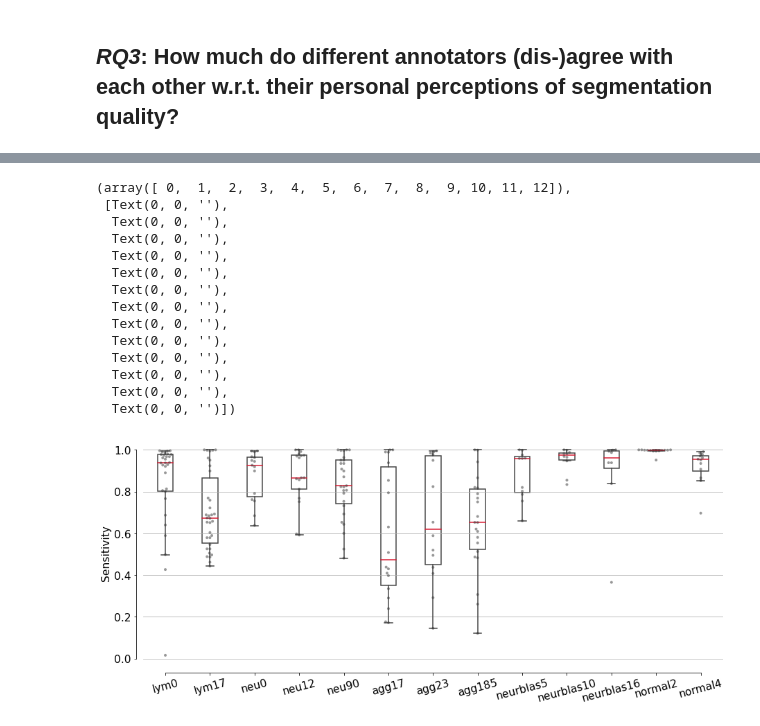
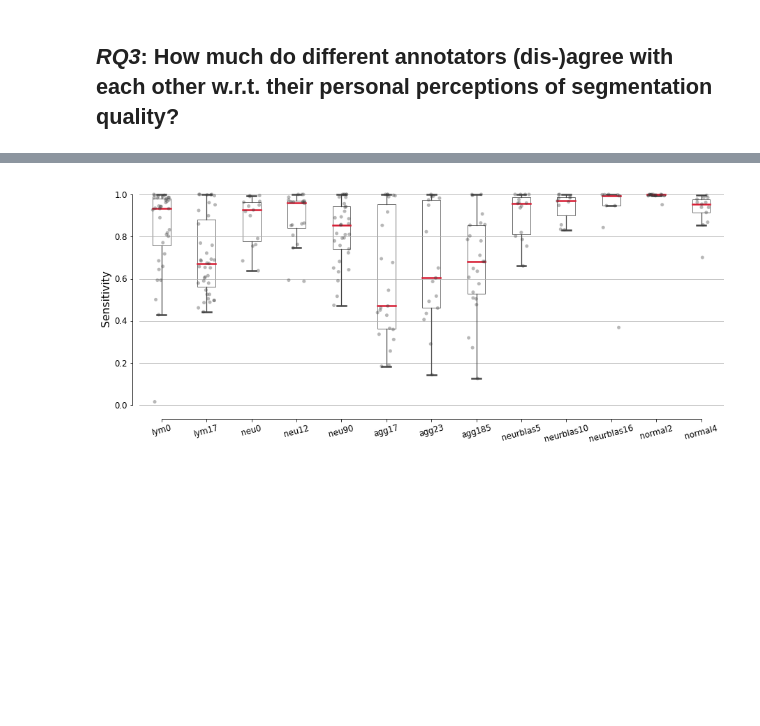
Before and after one commit to soupwaylee/masters-thesis-grabcut-cp-evaluation, a Jupyter notebook: disagreement_eval.ipynb, the cells around one changed output, grey strips where cells are left out. Cells and saved outputs as stored; diff of their text form; code cells hidden in the pictures; blank space fills up the shorter version.

```diff
--- a/disagreement_eval.ipynb
+++ b/disagreement_eval.ipynb
@@ -90,11 +106,11 @@ def get_staple_outputs(computed_masks, annotator_masks, annotator_masks_uuids, i
     sitk_images = [sitk.GetImageFromArray(mask) for mask in all_masks]
 
     staple_filter = sitk.STAPLEImageFilter()
-    result = staple_filter.Execute(sitk_images)
+    seg_estimate = staple_filter.Execute(sitk_images)
 
     print(f"[*] STAPLE for {img_id}: {staple_filter.GetElapsedIterations()} iterations.")
 
-    seg_estimate = sitk.GetArrayViewFromImage(result)
+    # seg_estimate = sitk.GetArrayViewFromImage(result)
     sensitivities = staple_filter.GetSensitivity()
     specificities = staple_filter.GetSpecificity()
 
@@ -145,7 +161,7 @@ for img_id in img_id_ordered:
 # %%
-img_id = 'agg17'
+img_id = 'normal4'
 
-fig, axs = plt.subplots(1, 4, figsize=(15,10), constrained_layout=True)
+fig, axs = plt.subplots(1, 3, figsize=(15,10), constrained_layout=True)
 
 axs[0].set_title(f'Box')
 axs[0].imshow(masks[img_id]['computed_masks'][0])
@@ -156,12 +172,12 @@ axs[1].imshow(masks[img_id]['computed_masks'][1])
 axs[1].axis('off')
 
 axs[2].set_title(f'STAPLE Estimate')
-axs[2].imshow(staple_eval_data[img_id]['staple_estimate'])
+axs[2].imshow(sitk.GetArrayFromImage(staple_eval_data[img_id]['staple_estimate']))
 axs[2].axis('off')
 
-axs[3].set_title(f'Ground Truth')
-axs[3].imshow(gt[img_id])
-axs[3].axis('off')
+# axs[3].set_title(f'Ground Truth')
+# axs[3].imshow(gt[img_id])
+# axs[3].axis('off')
 
 plt.show()
 # %% [output]
@@ -183,46 +198,42 @@ for img_id in img_id_ordered:
 annotator_performance_df = pd.DataFrame(annotator_performance_data, columns=['image_id', 'sensitivity', 'specificity', 'uuid'])
 imgs = pd.api.types.CategoricalDtype(ordered=True, categories=img_id_ordered)
 annotator_performance_df['image_id'] = annotator_performance_df['image_id'].astype(imgs)
+# %%
+conn = sqlite3.connect('grabcutstudy.db')
+images_df = pd.read_sql_query('''select * from images''', conn)
+conn.close()
+# %%
+annotator_performance_df = pd.merge(annotator_performance_df, images_df, how='inner', on='image_id')
+
+difficulty_levels = ['Easy', 'Medium', 'Noisy', 'Difficult']
+difficulty = pd.api.types.CategoricalDtype(ordered=True, categories=difficulty_levels)
+annotator_performance_df['difficulty'] = annotator_performance_df['difficulty'].astype(difficulty)
 # %%
 # sns.set_style("ticks")
 sns.set_style({
     'xtick.top': False,
     'ytick.right': False,
 })
 
 f, ax = plt.subplots(figsize=(15, 6))
 
 PROPS = {
     'boxprops':{'facecolor':'none'},
-    'medianprops':{'color':'#d71c33'},
-    # 'whiskerprops':{'color':'blue'},
-    # 'capprops':{'color':'yellow'}
+    'medianprops':{'color':'#d71c33', 'linewidth': 2.5},
+    'whiskerprops':{'linewidth': 1.25},
+    'capprops':{'linewidth': 2.5}
 }
 
-b = sns.boxplot(x='image_id', y='sensitivity', data=annotator_performance_df, showfliers = False, width=.35, whis=1.8, **PROPS)
+sns.boxplot(x='image_id', y='sensitivity', data=annotator_performance_df, showfliers = False, width=.4, whis=1.8, linewidth=0.75, **PROPS)
 
-sns.swarmplot(x='image_id', y='sensitivity', data=annotator_performance_df, size=4, color=".2", alpha=.5)
+sns.stripplot(x='image_id', y='sensitivity', data=annotator_performance_df, size=5, color=".2", alpha=.35, jitter=0.2)
 
 ax.yaxis.grid(True)
 ax.set(ylabel="Sensitivity")
 ax.set(xlabel="")
 sns.despine(offset=10, trim=True)
 plt.xticks(rotation=15)
-
+plt.show()
 # plt.savefig(f"plots/specificities.png", bbox_inches='tight')
 # %% [output]
-(array([ 0,  1,  2,  3,  4,  5,  6,  7,  8,  9, 10, 11, 12]),
- [Text(0, 0, ''),
-  Text(0, 0, ''),
-  Text(0, 0, ''),
-  Text(0, 0, ''),
-  Text(0, 0, ''),
-  Text(0, 0, ''),
-  Text(0, 0, ''),
-  Text(0, 0, ''),
-  Text(0, 0, ''),
-  Text(0, 0, ''),
-  Text(0, 0, ''),
-  Text(0, 0, ''),
-  Text(0, 0, '')])
-[figure, old version]
+[figure, new version]
```
Also changed, not shown: parts of 17 cells of this notebook, 3 other files.
